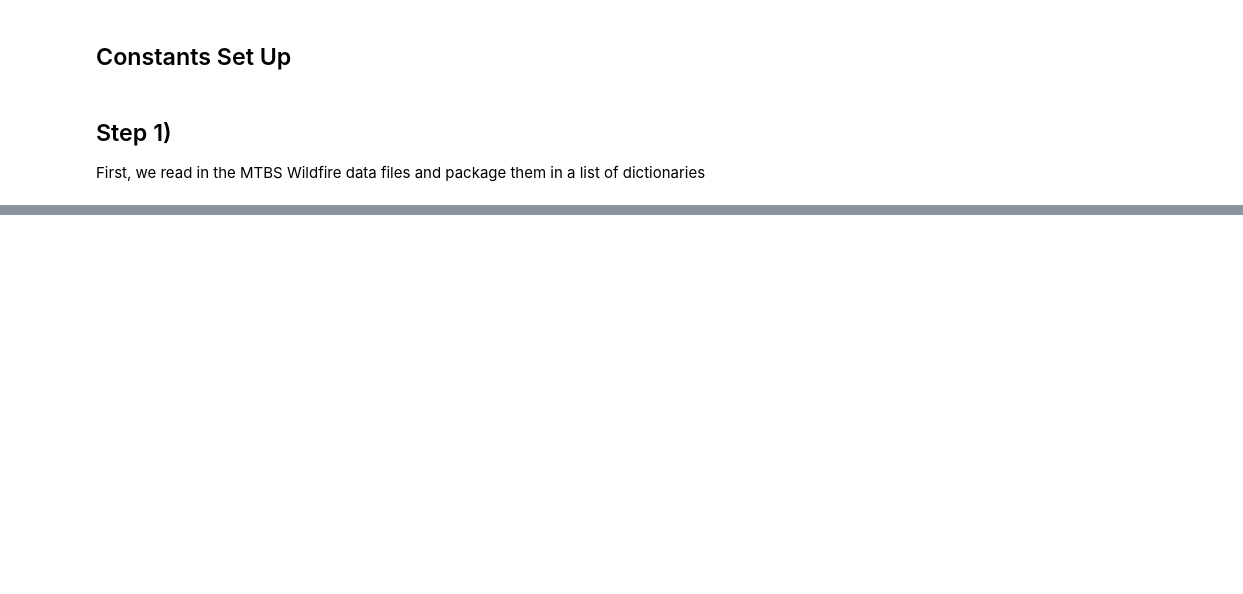
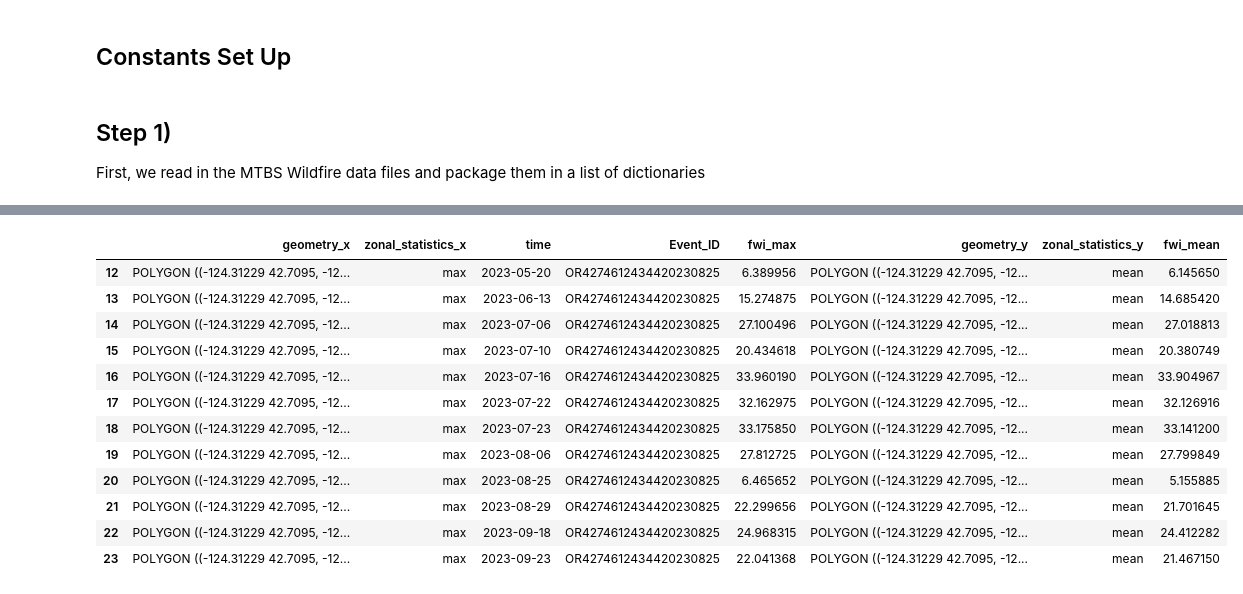
Before and after one commit to UW-Climate-Risk-Lab/climate-risk-map, a Jupyter notebook: experimentation/student_projects/muni_bond_spring_2025/wildfire.ipynb, the cells around one changed output, grey strips where cells are left out. Cells and saved outputs as stored; diff of their text form; code cells hidden in the pictures; blank space fills up the shorter version.

```diff
--- a/experimentation/student_projects/muni_bond_spring_2025/wildfire.ipynb
+++ b/experimentation/student_projects/muni_bond_spring_2025/wildfire.ipynb
@@ -103,0 +185,16 @@ mtbs_gdf_merged = mtbs_gdf.merge(fire_severity_df, how='left', on="Event_ID")
+# %%
+df_temp.loc[df_temp["Event_ID"]=="OR4274612434420230825"]
+# %% [output]
+|  | geometry_x | zonal_statistics_x | time | Event_ID | fwi_max | geometry_y | zonal_statistics_y | fwi_mean |
+| 12 | POLYGON ((-124.31229 42.7095, -12... | max | 2023-05-20 | OR4274612434420230825 | 6.389956 | POLYGON ((-124.31229 42.7095, -12... | mean | 6.145650 |
+| 13 | POLYGON ((-124.31229 42.7095, -12... | max | 2023-06-13 | OR4274612434420230825 | 15.274875 | POLYGON ((-124.31229 42.7095, -12... | mean | 14.685420 |
+| 14 | POLYGON ((-124.31229 42.7095, -12... | max | 2023-07-06 | OR4274612434420230825 | 27.100496 | POLYGON ((-124.31229 42.7095, -12... | mean | 27.018813 |
+| 15 | POLYGON ((-124.31229 42.7095, -12... | max | 2023-07-10 | OR4274612434420230825 | 20.434618 | POLYGON ((-124.31229 42.7095, -12... | mean | 20.380749 |
+| 16 | POLYGON ((-124.31229 42.7095, -12... | max | 2023-07-16 | OR4274612434420230825 | 33.960190 | POLYGON ((-124.31229 42.7095, -12... | mean | 33.904967 |
+| 17 | POLYGON ((-124.31229 42.7095, -12... | max | 2023-07-22 | OR4274612434420230825 | 32.162975 | POLYGON ((-124.31229 42.7095, -12... | mean | 32.126916 |
+| 18 | POLYGON ((-124.31229 42.7095, -12... | max | 2023-07-23 | OR4274612434420230825 | 33.175850 | POLYGON ((-124.31229 42.7095, -12... | mean | 33.141200 |
+| 19 | POLYGON ((-124.31229 42.7095, -12... | max | 2023-08-06 | OR4274612434420230825 | 27.812725 | POLYGON ((-124.31229 42.7095, -12... | mean | 27.799849 |
+| 20 | POLYGON ((-124.31229 42.7095, -12... | max | 2023-08-25 | OR4274612434420230825 | 6.465652 | POLYGON ((-124.31229 42.7095, -12... | mean | 5.155885 |
+| 21 | POLYGON ((-124.31229 42.7095, -12... | max | 2023-08-29 | OR4274612434420230825 | 22.299656 | POLYGON ((-124.31229 42.7095, -12... | mean | 21.701645 |
+| 22 | POLYGON ((-124.31229 42.7095, -12... | max | 2023-09-18 | OR4274612434420230825 | 24.968315 | POLYGON ((-124.31229 42.7095, -12... | mean | 24.412282 |
+| 23 | POLYGON ((-124.31229 42.7095, -12... | max | 2023-09-23 | OR4274612434420230825 | 22.041368 | POLYGON ((-124.31229 42.7095, -12... | mean | 21.467150 |
```
Also changed, not shown: parts of 19 cells of this notebook, 3 other files.
